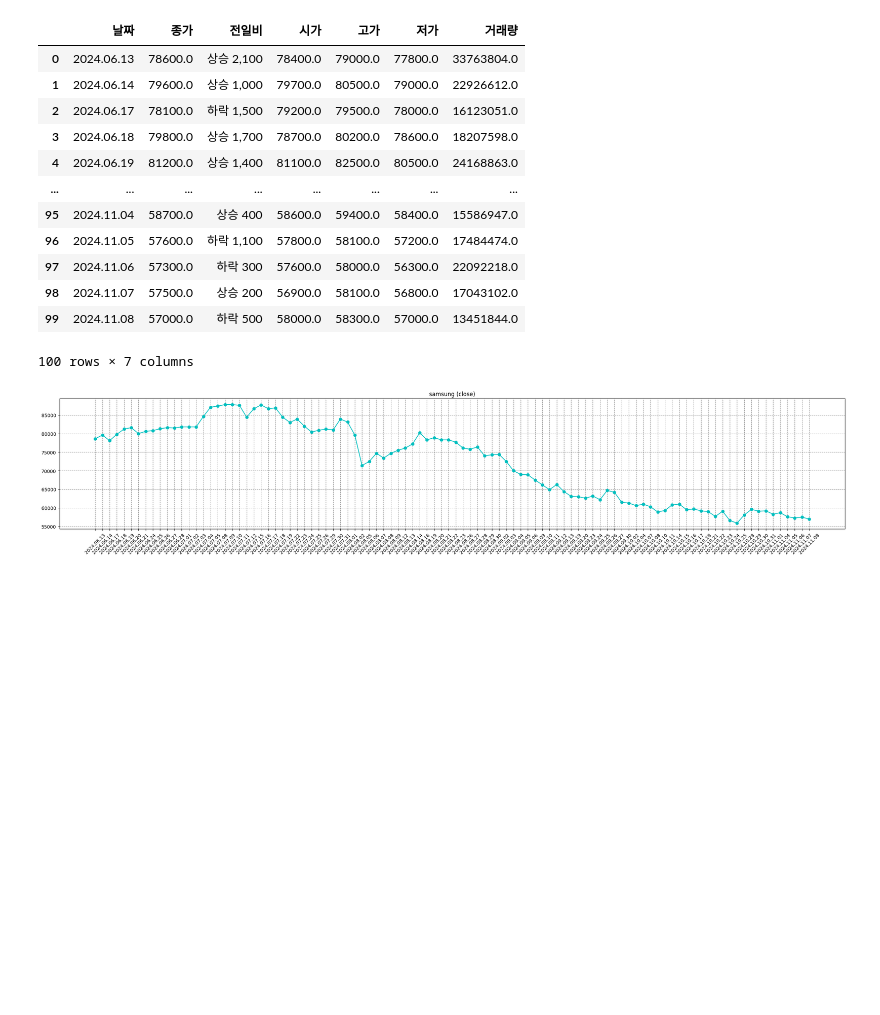
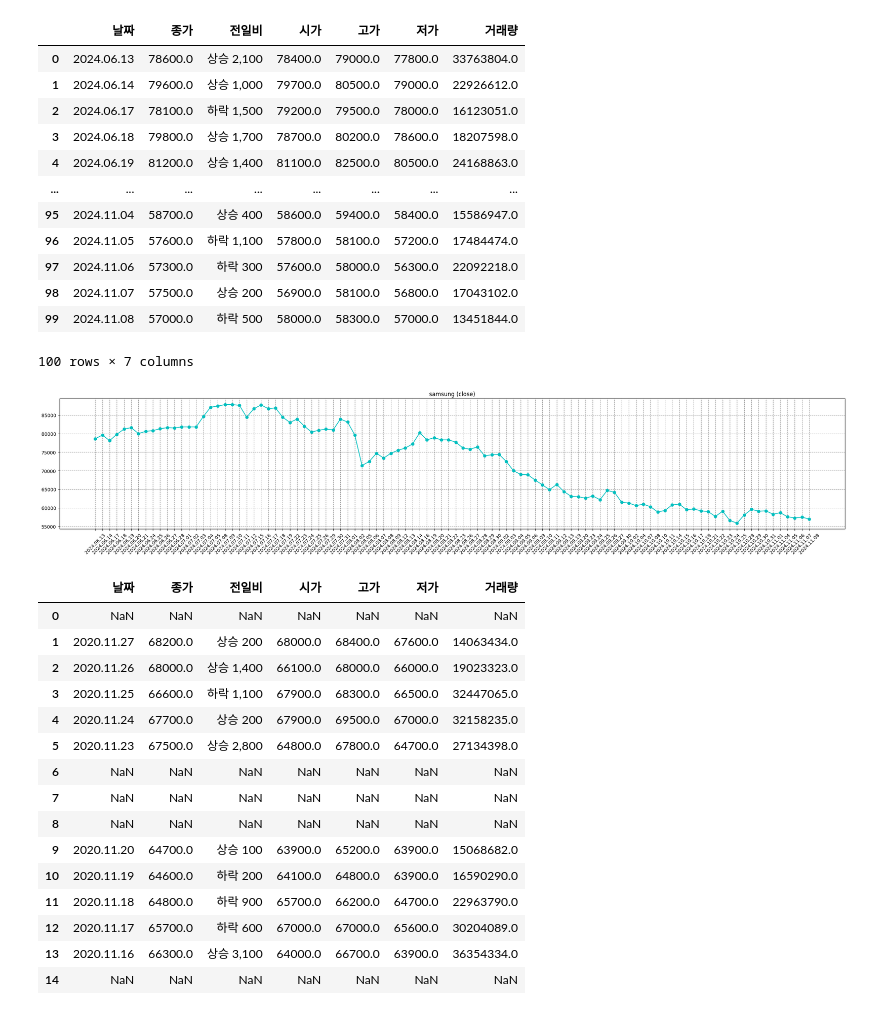
Before and after one commit to dj-jun0918/korea_data1, a Jupyter notebook: korea_data.ipynb, the cells around one changed output. Saved outputs shown, nothing was run; the diff lists cells and outputs as text; code cells hidden in the pictures; blank space fills up the shorter version.

```diff
--- a/korea_data.ipynb
+++ b/korea_data.ipynb
@@ -140,3 +75,27 @@ plt.grid(color='gray', linestyle='--')
 plt.show()
 # %% [output]
 [figure]
+# %%
+sise_url2 = 'https://finance.naver.com/item/sise_day.nhn?code=000660'
+response2 = requests.get(sise_url2, headers=headers)
+html2 = bs(response.text, 'html.parser')
+html_table2 = html.select("table")
+table2 = pd.read_html(str(html_table2))
+table2[0]
+# %% [output]
+|  | 날짜 | 종가 | 전일비 | 시가 | 고가 | 저가 | 거래량 |
+| 0 | NaN | NaN | NaN | NaN | NaN | NaN | NaN |
+| 1 | 2020.11.27 | 68200.0 | 상승 200 | 68000.0 | 68400.0 | 67600.0 | 14063434.0 |
+| 2 | 2020.11.26 | 68000.0 | 상승 1,400 | 66100.0 | 68000.0 | 66000.0 | 19023323.0 |
+| 3 | 2020.11.25 | 66600.0 | 하락 1,100 | 67900.0 | 68300.0 | 66500.0 | 32447065.0 |
+| 4 | 2020.11.24 | 67700.0 | 상승 200 | 67900.0 | 69500.0 | 67000.0 | 32158235.0 |
+| 5 | 2020.11.23 | 67500.0 | 상승 2,800 | 64800.0 | 67800.0 | 64700.0 | 27134398.0 |
+| 6 | NaN | NaN | NaN | NaN | NaN | NaN | NaN |
+| 7 | NaN | NaN | NaN | NaN | NaN | NaN | NaN |
+| 8 | NaN | NaN | NaN | NaN | NaN | NaN | NaN |
+| 9 | 2020.11.20 | 64700.0 | 상승 100 | 63900.0 | 65200.0 | 63900.0 | 15068682.0 |
+| 10 | 2020.11.19 | 64600.0 | 하락 200 | 64100.0 | 64800.0 | 63900.0 | 16590290.0 |
+| 11 | 2020.11.18 | 64800.0 | 하락 900 | 65700.0 | 66200.0 | 64700.0 | 22963790.0 |
+| 12 | 2020.11.17 | 65700.0 | 하락 600 | 67000.0 | 67000.0 | 65600.0 | 30204089.0 |
+| 13 | 2020.11.16 | 66300.0 | 상승 3,100 | 64000.0 | 66700.0 | 63900.0 | 36354334.0 |
+| 14 | NaN | NaN | NaN | NaN | NaN | NaN | NaN |
```
Also changed, not shown: parts of 4 cells of this notebook.
